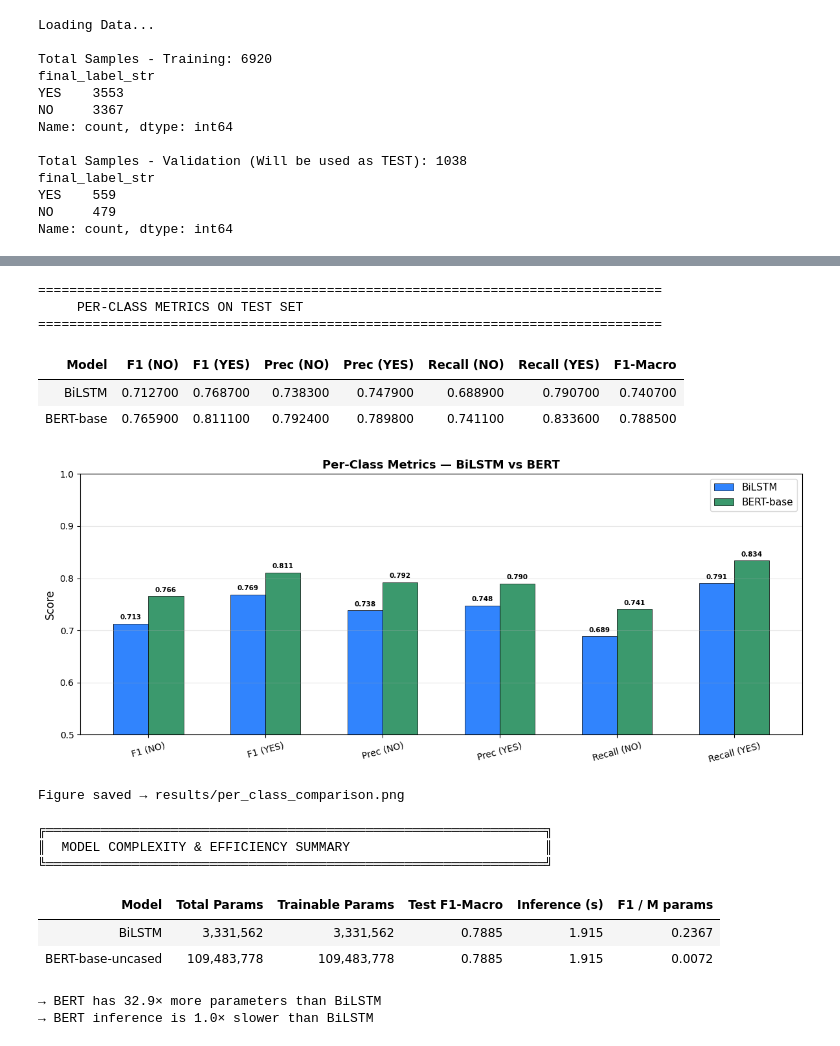
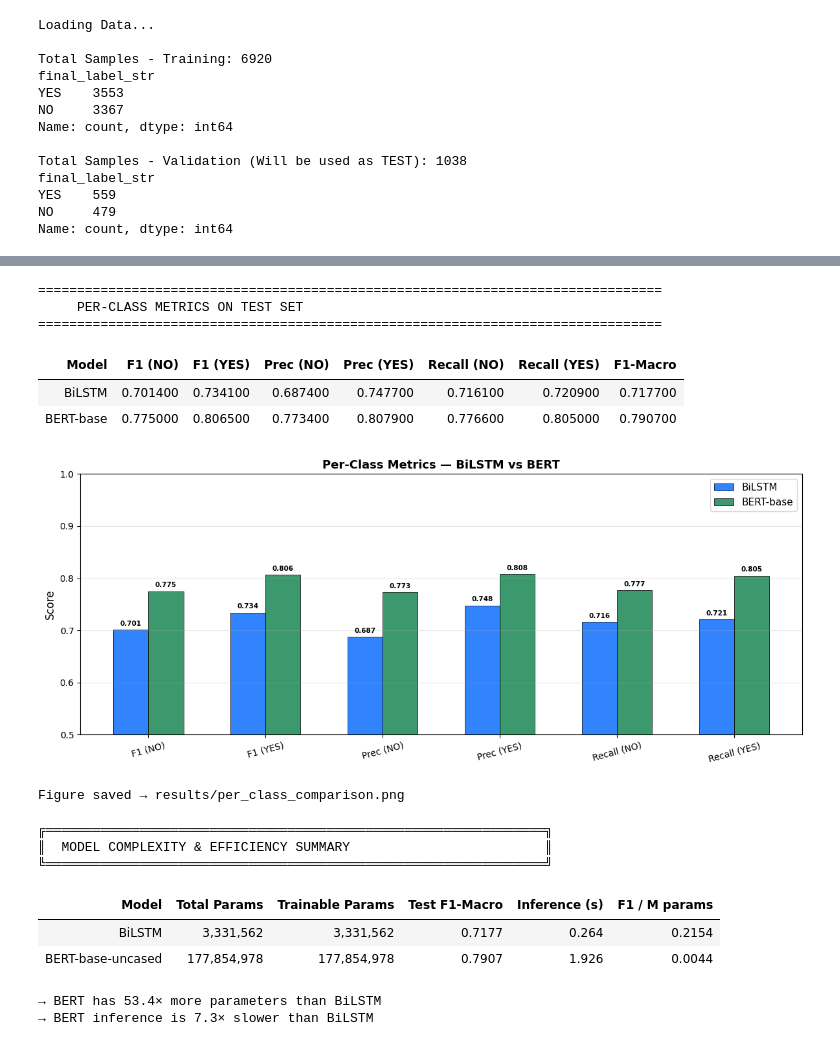
Before and after one commit to NeoLafuente/NLP, a Jupyter notebook: notebooks/Assignment_2.ipynb, the cells around one changed output, grey strips where cells are left out. Cells and saved outputs as stored; diff of their text form; code cells hidden in the pictures.

```diff
--- a/notebooks/Assignment_2.ipynb
+++ b/notebooks/Assignment_2.ipynb
@@ -840,11 +842,11 @@ for fold, (train_idx, val_idx) in enumerate(skf_bert.split(np.zeros(len(y_train_
             best_model_state_for_this_fold = model.state_dict().copy()
 
     fold_time = perf_counter() - fold_start
-    mean_epoch_time = sum(epoch_times) / len(epoch_times)
+    bert_mean_epoch_time = sum(epoch_times) / len(epoch_times)
 
     bert_fold_metrics.append(best_fold_f1)
     print(f"\nBest F1-Macro in Fold {fold+1}: {best_fold_f1:.4f}")
-    print(f"Fold total time: {fold_time:.2f}s | Mean time/epoch: {mean_epoch_time:.2f}s\n")
+    print(f"Fold total time: {fold_time:.2f}s | Mean time/epoch: {bert_mean_epoch_time:.2f}s\n")
 
     if best_fold_f1 > best_bert_global_f1:
         best_bert_global_f1 = best_fold_f1
@@ -1535,7 +1516,7 @@ def get_per_class_metrics(y_true, y_pred, name):
 
 rows = [
     get_per_class_metrics(bilstm_test_labels, bilstm_test_preds, 'BiLSTM'),
-    get_per_class_metrics(bert_test_labels_saved, bert_test_preds_saved, 'BERT-base'),
+    get_per_class_metrics(bert_test_labels, bert_test_preds, 'BERT-base'),
 ]
 
 df_perclass = pd.DataFrame(rows)
@@ -1576,48 +1557,40 @@ print('Figure saved → results/per_class_comparison.png')
      PER-CLASS METRICS ON TEST SET
 ================================================================================
 | Model | F1 (NO) | F1 (YES) | Prec (NO) | Prec (YES) | Recall (NO) | Recall (YES) | F1-Macro |
-| BiLSTM | 0.712700 | 0.768700 | 0.738300 | 0.747900 | 0.688900 | 0.790700 | 0.740700 |
-| BERT-base | 0.765900 | 0.811100 | 0.792400 | 0.789800 | 0.741100 | 0.833600 | 0.788500 |
+| BiLSTM | 0.701400 | 0.734100 | 0.687400 | 0.747700 | 0.716100 | 0.720900 | 0.717700 |
+| BERT-base | 0.775000 | 0.806500 | 0.773400 | 0.807900 | 0.776600 | 0.805000 | 0.790700 |
-[figure, old version]
+[figure, new version]
 Figure saved → results/per_class_comparison.png
 # %%
 # ──────────────────────────────────────────────────────────────────
 #  Model Complexity & Efficiency Summary
 # ──────────────────────────────────────────────────────────────────
 
-def count_params(model):
-    total     = sum(p.numel() for p in model.parameters())
-    trainable = sum(p.numel() for p in model.parameters() if p.requires_grad)
-    return total, trainable
-
-t_bilstm, tr_bilstm = count_params(final_model)
-t_bert,   tr_bert   = count_params(final_bert)
-
 complexity_df = pd.DataFrame({
     'Model':            ['BiLSTM', 'BERT-base-uncased'],
-    'Total Params':     [f'{t_bilstm:,}', f'{t_bert:,}'],
-    'Trainable Params': [f'{tr_bilstm:,}', f'{tr_bert:,}'],
+    'Total Params':     [f'{bilstm_total_params:,}', f'{bert_total_params:,}'],
+    'Trainable Params': [f'{bilstm_trainable_params:,}', f'{bert_trainable_params:,}'],
     'Test F1-Macro':    [f'{bilstm_test_f1:.4f}', f'{bert_test_f1_saved:.4f}'],
     'Inference (s)':    [f'{bilstm_inf_time:.3f}', f'{bert_inf_time:.3f}'],
-    'F1 / M params':    [f'{bilstm_test_f1/(t_bilstm/1e6):.4f}',
-                         f'{bert_test_f1_saved/(t_bert/1e6):.4f}'],
+    'F1 / M params':    [f'{bilstm_test_f1/(bilstm_total_params/1e6):.4f}',
+                         f'{bert_test_f1_saved/(bert_total_params/1e6):.4f}'],
 })
 
 print('╔' + '═' * 64 + '╗')
 print('║  MODEL COMPLEXITY & EFFICIENCY SUMMARY' + ' ' * 25 + '║')
 print('╚' + '═' * 64 + '╝')
 display(complexity_df.style.set_properties(**{'text-align': 'center'}).hide(axis='index'))
 
-ratio = t_bert / t_bilstm
+ratio = bert_total_params / bilstm_total_params
 print(f'\n→ BERT has {ratio:.1f}× more parameters than BiLSTM')
 print(f'→ BERT inference is {bert_inf_time/bilstm_inf_time:.1f}× slower than BiLSTM')
 # %% [output]
 ╔════════════════════════════════════════════════════════════════╗
 ║  MODEL COMPLEXITY & EFFICIENCY SUMMARY                         ║
 ╚════════════════════════════════════════════════════════════════╝
 | Model | Total Params | Trainable Params | Test F1-Macro | Inference (s) | F1 / M params |
-| BiLSTM | 3,331,562 | 3,331,562 | 0.7885 | 1.915 | 0.2367 |
-| BERT-base-uncased | 109,483,778 | 109,483,778 | 0.7885 | 1.915 | 0.0072 |
+| BiLSTM | 3,331,562 | 3,331,562 | 0.7177 | 0.264 | 0.2154 |
+| BERT-base-uncased | 177,854,978 | 177,854,978 | 0.7907 | 1.926 | 0.0044 |
-→ BERT has 32.9× more parameters than BiLSTM
-→ BERT inference is 1.0× slower than BiLSTM
+→ BERT has 53.4× more parameters than BiLSTM
+→ BERT inference is 7.3× slower than BiLSTM
 # %% [markdown]
```
Also changed, not shown: parts of 32 cells of this notebook, 6 other files.
